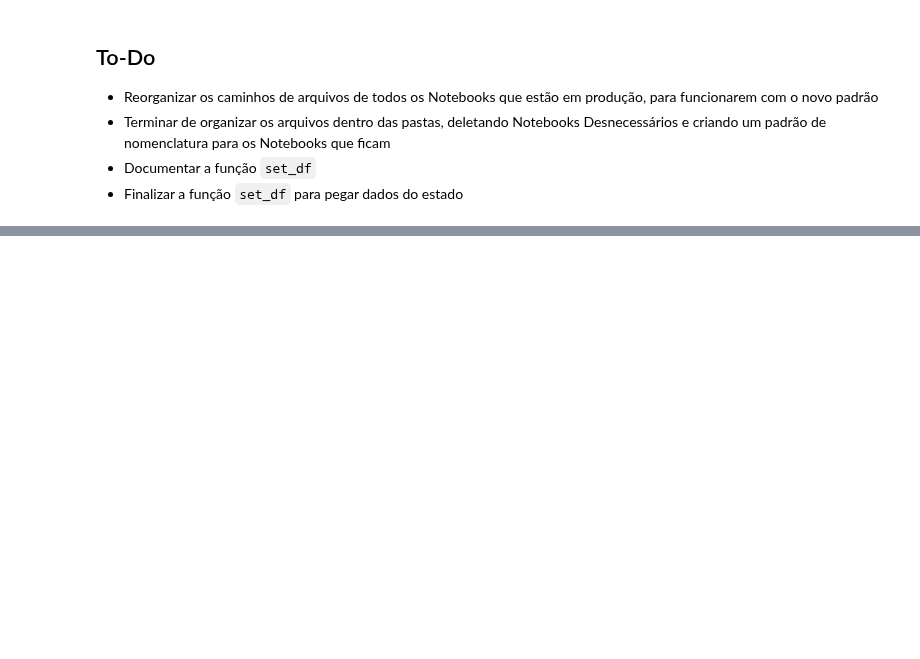
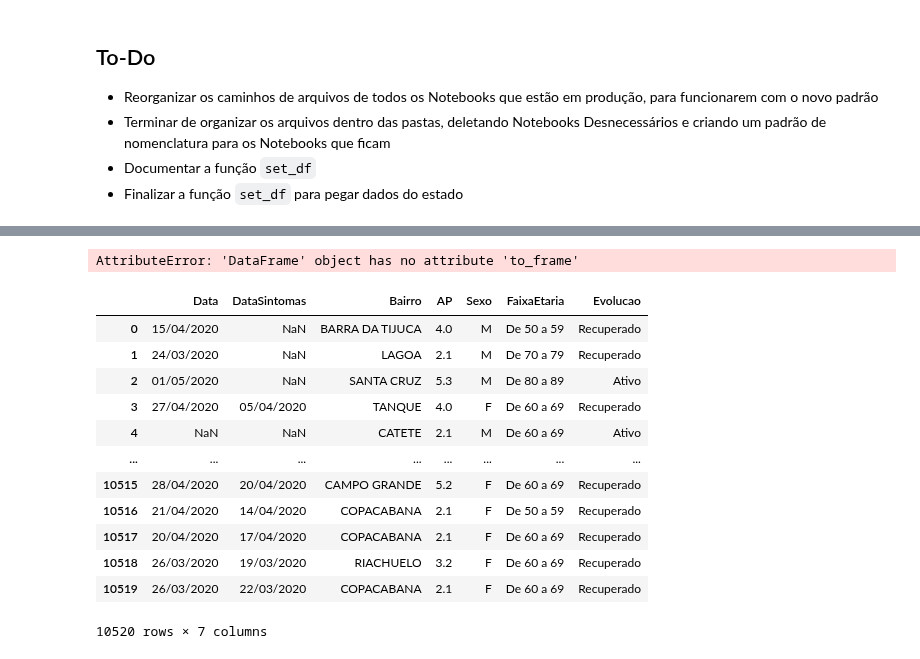
Before and after one commit to Modelagem-Covid-19-RJ/covid19, a Jupyter notebook: playground/Documentation.ipynb, the cells around one changed output, grey strips where cells are left out. Saved outputs shown, nothing was run; the diff lists cells and outputs as text; code cells hidden in the pictures; blank space fills up the shorter version.

```diff
--- a/playground/Documentation.ipynb
+++ b/playground/Documentation.ipynb
@@ -121,0 +162,20 @@ df2_obt
+# %%
+teste.to_frame()
+# %% [output]
+AttributeError: 'DataFrame' object has no attribute 'to_frame'
+# %%
+df2
+# %% [output]
+|  | Data | DataSintomas | Bairro | AP | Sexo | FaixaEtaria | Evolucao |
+| 0 | 15/04/2020 | NaN | BARRA DA TIJUCA | 4.0 | M | De 50 a 59 | Recuperado |
+| 1 | 24/03/2020 | NaN | LAGOA | 2.1 | M | De 70 a 79 | Recuperado |
+| 2 | 01/05/2020 | NaN | SANTA CRUZ | 5.3 | M | De 80 a 89 | Ativo |
+| 3 | 27/04/2020 | 05/04/2020 | TANQUE | 4.0 | F | De 60 a 69 | Recuperado |
+| 4 | NaN | NaN | CATETE | 2.1 | M | De 60 a 69 | Ativo |
+| ... | ... | ... | ... | ... | ... | ... | ... |
+| 10515 | 28/04/2020 | 20/04/2020 | CAMPO GRANDE | 5.2 | F | De 60 a 69 | Recuperado |
+| 10516 | 21/04/2020 | 14/04/2020 | COPACABANA | 2.1 | F | De 50 a 59 | Recuperado |
+| 10517 | 20/04/2020 | 17/04/2020 | COPACABANA | 2.1 | F | De 60 a 69 | Recuperado |
+| 10518 | 26/03/2020 | 19/03/2020 | RIACHUELO | 3.2 | F | De 60 a 69 | Recuperado |
+| 10519 | 26/03/2020 | 22/03/2020 | COPACABANA | 2.1 | F | De 60 a 69 | Recuperado |
+10520 rows × 7 columns
```
Also changed, not shown: parts of 14 cells of this notebook, 2 other files.
